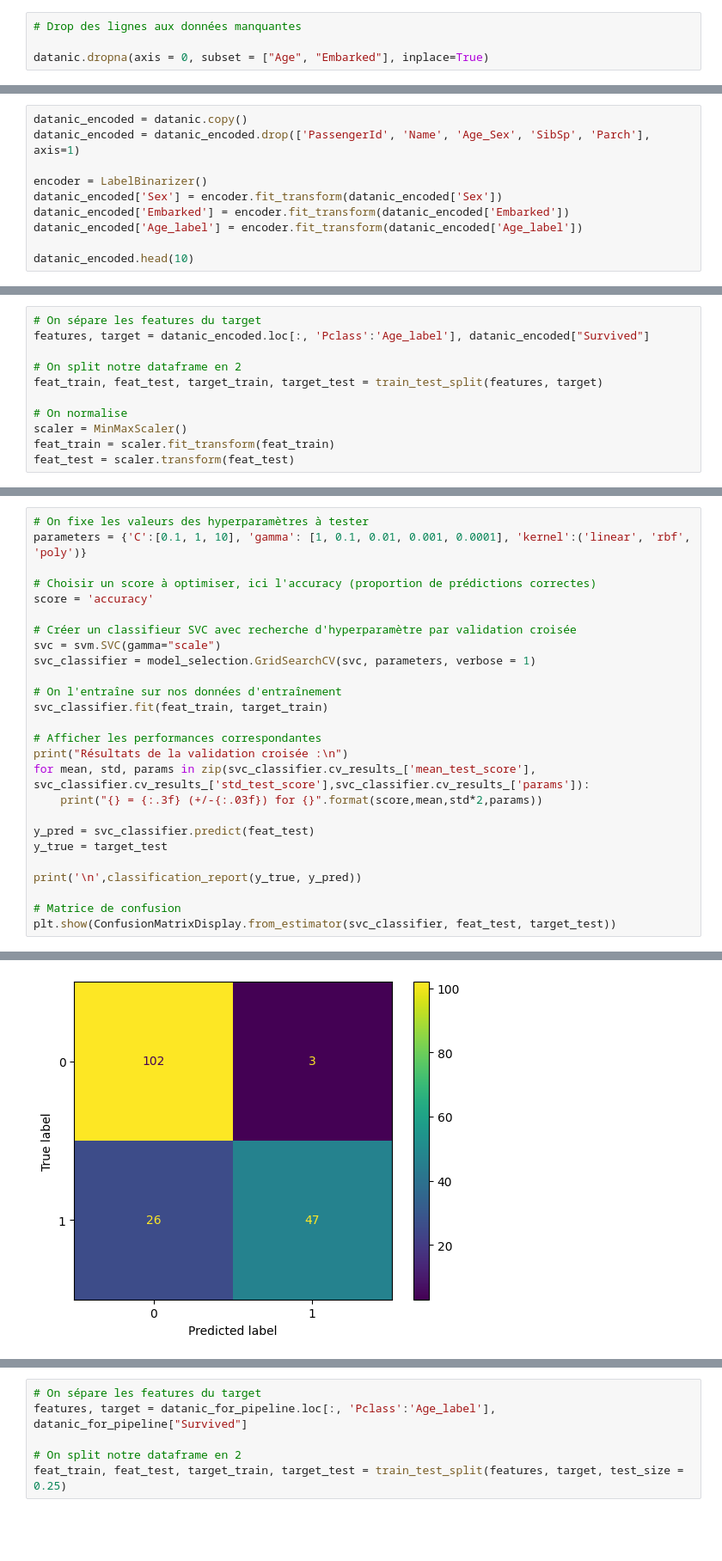
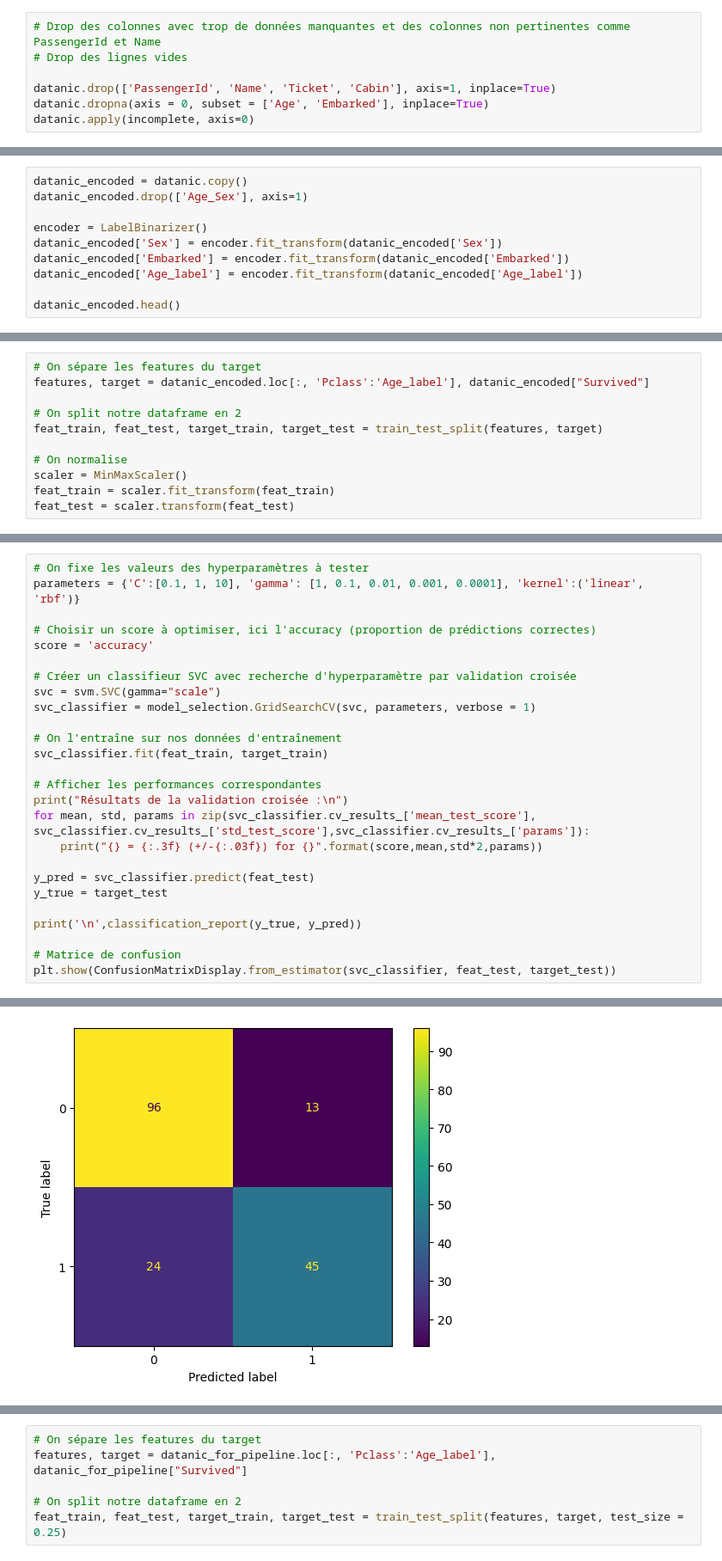
Before and after one commit to vin-br/titanic, a Jupyter notebook: titanic2.ipynb, the cells around one changed output, grey strips where cells are left out. Shown at 86% size. Cells and saved outputs as stored; diff of their text form; blank space fills up the shorter version.

```diff
--- a/titanic2.ipynb
+++ b/titanic2.ipynb
@@ -110,4 +91,7 @@ dtype: int64
 # %%
-# Drop des lignes aux données manquantes
+# Drop des colonnes avec trop de données manquantes et des colonnes non pertinentes comme PassengerId et Name
+# Drop des lignes vides
 
-datanic.dropna(axis = 0, subset = ["Age", "Embarked"], inplace=True)
+datanic.drop(['PassengerId', 'Name', 'Ticket', 'Cabin'], axis=1, inplace=True)
+datanic.dropna(axis = 0, subset = ['Age', 'Embarked'], inplace=True)
+datanic.apply(incomplete, axis=0)
@@ -607,11 +592,11 @@ from sklearn.metrics import accuracy_score, precision_score, f1_score, recall_sc
 # %%
 datanic_encoded = datanic.copy()
-datanic_encoded = datanic_encoded.drop(['PassengerId', 'Name', 'Age_Sex', 'SibSp', 'Parch'], axis=1)
+datanic_encoded.drop(['Age_Sex'], axis=1)
 
 encoder = LabelBinarizer()
 datanic_encoded['Sex'] = encoder.fit_transform(datanic_encoded['Sex'])
 datanic_encoded['Embarked'] = encoder.fit_transform(datanic_encoded['Embarked'])
 datanic_encoded['Age_label'] = encoder.fit_transform(datanic_encoded['Age_label'])
 
-datanic_encoded.head(10)
+datanic_encoded.head()
 # %% [output]
@@ -785,6 +800,6 @@ plt.show()
 # %%
 # On fixe les valeurs des hyperparamètres à tester
-parameters = {'C':[0.1, 1, 10], 'gamma': [1, 0.1, 0.01, 0.001, 0.0001], 'kernel':('linear', 'rbf', 'poly')}
+parameters = {'C':[0.1, 1, 10], 'gamma': [1, 0.1, 0.01, 0.001, 0.0001], 'kernel':('linear', 'rbf')}
 
 # Choisir un score à optimiser, ici l'accuracy (proportion de prédictions correctes)
 score = 'accuracy'
@@ -829,4 +844,4 @@ weighted avg       0.86      0.84      0.83       178
-[figure, old version]
+[figure, new version]
 # %%
 print(f"Best parameters : {svc_classifier.best_params_}\n")
 print(f"Best score : {svc_classifier.best_score_}\n")
```
Also changed, not shown: parts of 85 cells of this notebook.
